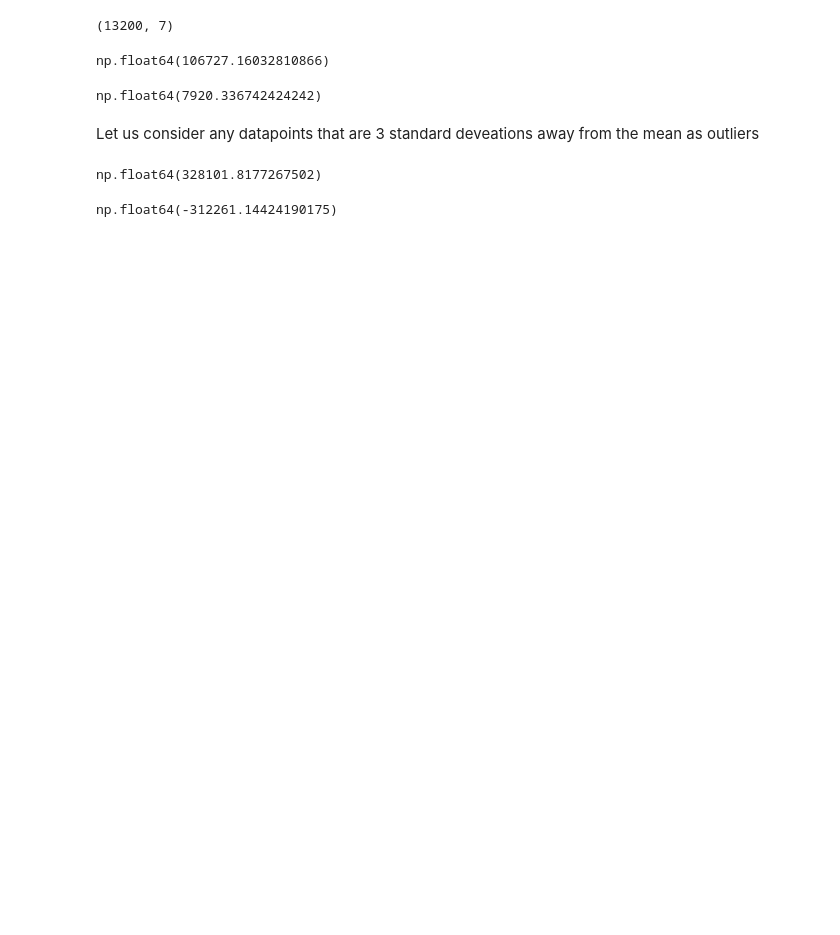
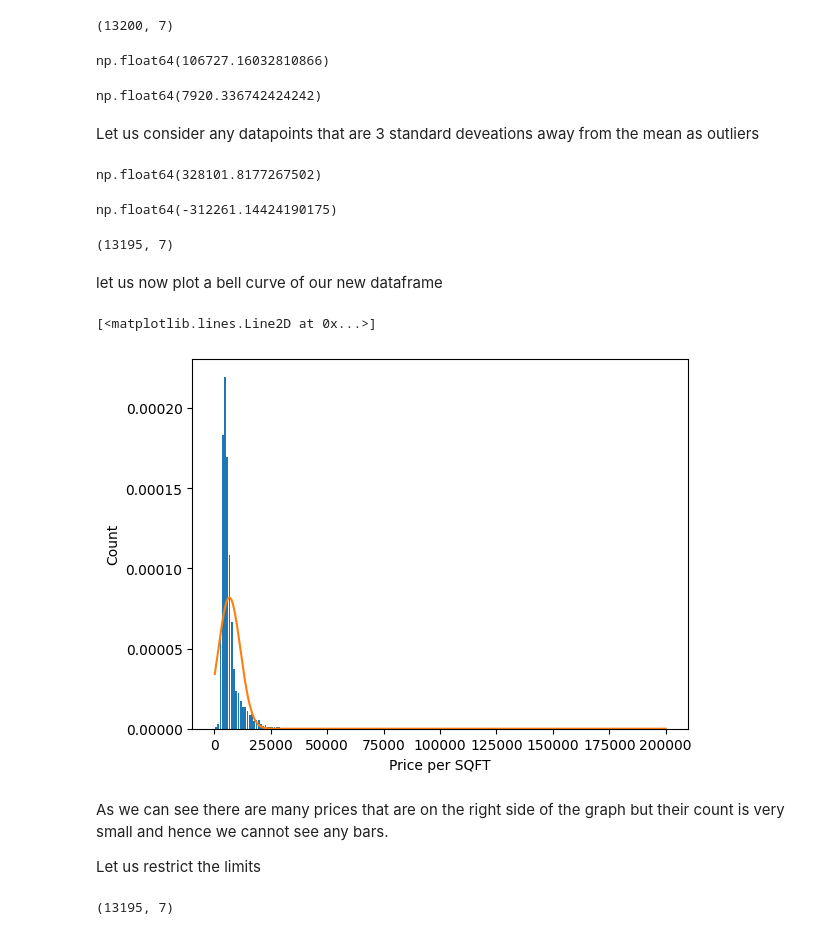
Before and after one commit to Saad-SYEDK/Machine_Learning, a Jupyter notebook: machine_learning.ipynb, the cells around one changed output. Drawn from its saved outputs; the diff is of its cells as text; code cells hidden in the pictures; blank space fills up the shorter version.

```diff
--- a/machine_learning.ipynb
+++ b/machine_learning.ipynb
@@ -2397,3 +2397,32 @@ np.float64(328101.8177267502)
 lower_limit
 # %% [output]
 np.float64(-312261.14424190175)
+# %%
+clean_df = df[(df.price_per_sqft<upper_limit) & (df.price_per_sqft>lower_limit)]
+# %%
+clean_df.shape
+# %% [output]
+(13195, 7)
+# %% [markdown]
+let us now plot a bell curve of our new dataframe
+# %%
+import matplotlib.pyplot as plt
+from scipy.stats import norm
+import numpy as np
+
+
+%matplotlib inline
+plt.hist(clean_df.price_per_sqft, bins=200, rwidth=0.8, density=True)
+plt.xlabel("Price per SQFT")
+plt.ylabel("Count")
+
+custom_range = np.arange(clean_df.price_per_sqft.min(), clean_df.price_per_sqft.max(), 0.1)
+
+plt.plot(custom_range, norm.pdf(custom_range, clean_df.price_per_sqft.mean(), clean_df.price_per_sqft.std()))
+# %% [output]
+[<matplotlib.lines.Line2D at 0x...>]
+[figure, added]
+# %% [markdown]
+As we can see there are many prices that are on the right side of the graph but their count is very small and hence we cannot see any bars.
+
+Let us restrict the limits
@@ -2399,0 +2431,5 @@ np.float64(-312261.14424190175)
+# %%
+clean_df = df[(df.price_per_sqft<upper_limit) & (df.price_per_sqft>lower_limit)]
+clean_df.shape
+# %% [output]
+(13195, 7)
```
Also changed, not shown: parts of 7 cells of this notebook.
